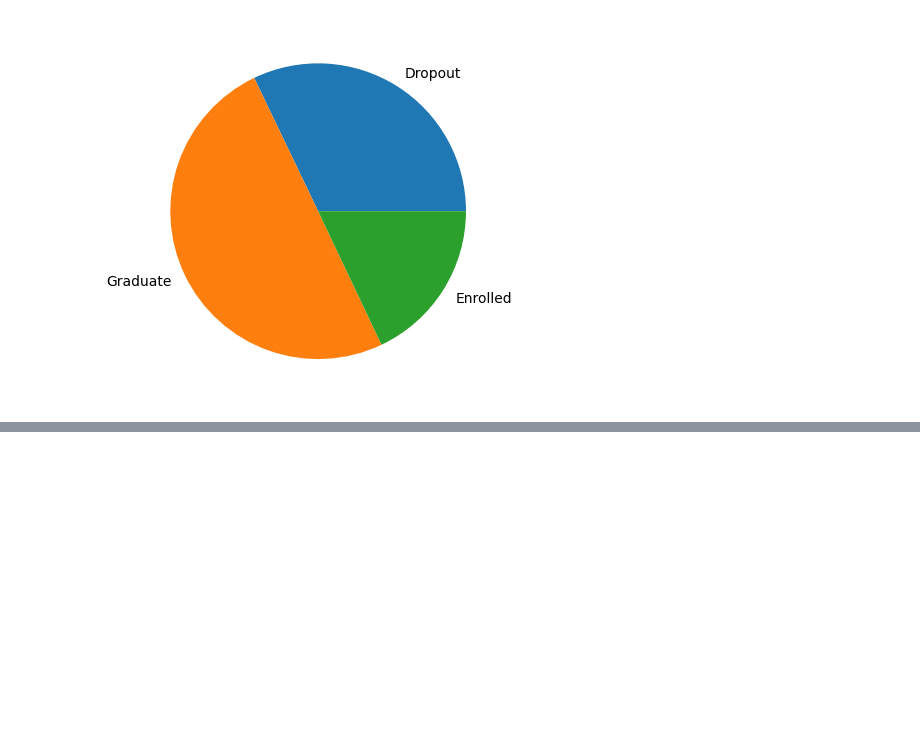
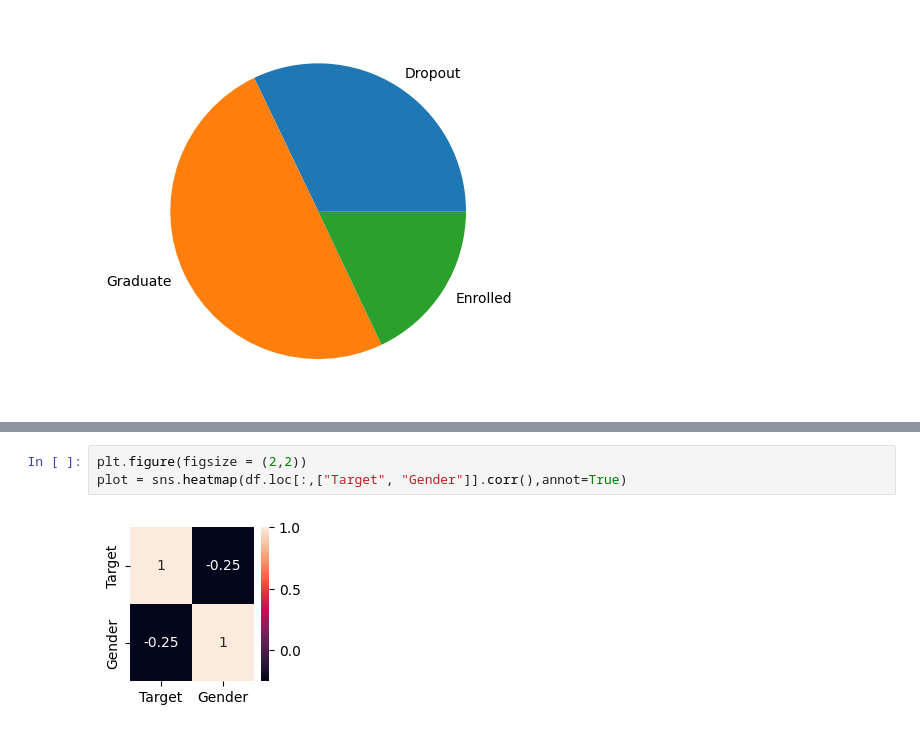
Before and after one commit to crimfi/keepstudying, a Jupyter notebook: main.ipynb, the cells around one changed output, grey strips where cells are left out. Drawn from its saved outputs; the diff is of its cells as text; blank space fills up the shorter version.

```diff
--- a/main.ipynb
+++ b/main.ipynb
@@ -49,0 +80,5 @@ Name: count, dtype: int64
+# %%
+plt.figure(figsize = (2,2))
+plot = sns.heatmap(df.loc[:,["Target", "Gender"]].corr(),annot=True)
+# %% [output]
+[figure, added]
```
Also changed, not shown: parts of 18 cells of this notebook.
